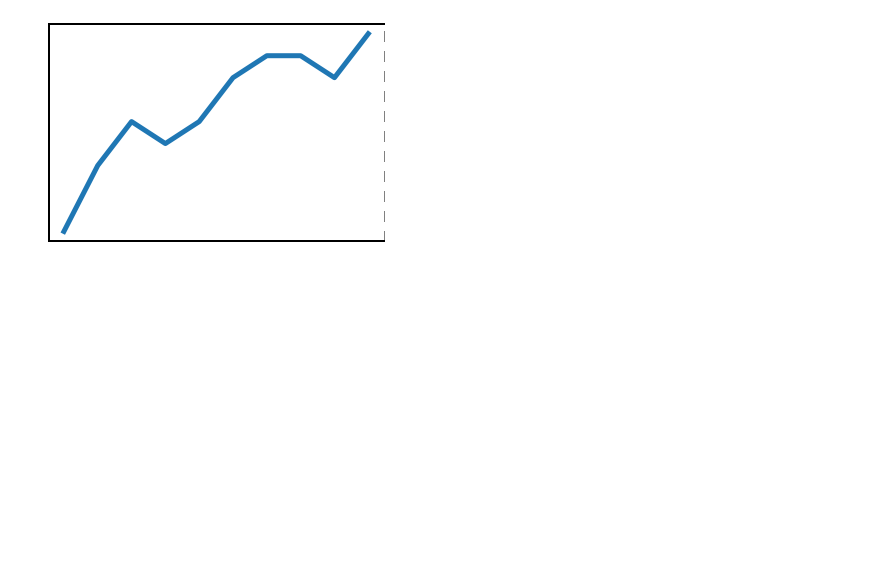
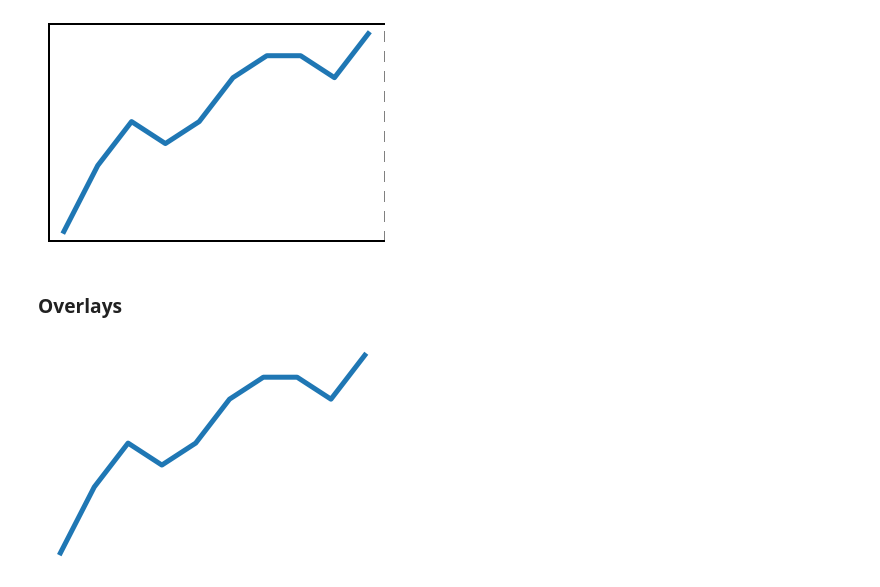
Before and after one commit to kimfetti/Videos, a Jupyter notebook: Matplotlib_Tips/11_spines.ipynb, the cells around one changed output. Drawn from its saved outputs; the diff is of its cells as text; code cells hidden in the pictures; blank space fills up the shorter version.

Commit message:
add code for overlays matplotlib spines

```diff
--- a/Matplotlib_Tips/11_spines.ipynb
+++ b/Matplotlib_Tips/11_spines.ipynb
@@ -93,3 +95,15 @@ ax.spines['right'].set_linewidth(1)
 #plt.savefig('11spines_thumb.png', dpi=200, bbox_inches='tight');
 # %% [output]
 [figure]
+# %% [markdown]
+### Overlays
+# %%
+plt.figure(figsize=(6, 4))
+plt.plot(x, y, lw=5)
+plt.xticks([])
+plt.yticks([])
+ax = plt.gca()
+ax.set_frame_on(False)
+#plt.savefig('11spines_noframe.png', dpi=200, bbox_inches='tight');
+# %% [output]
+[figure, added]
```
Also changed, not shown: parts of 2 cells of this notebook.
